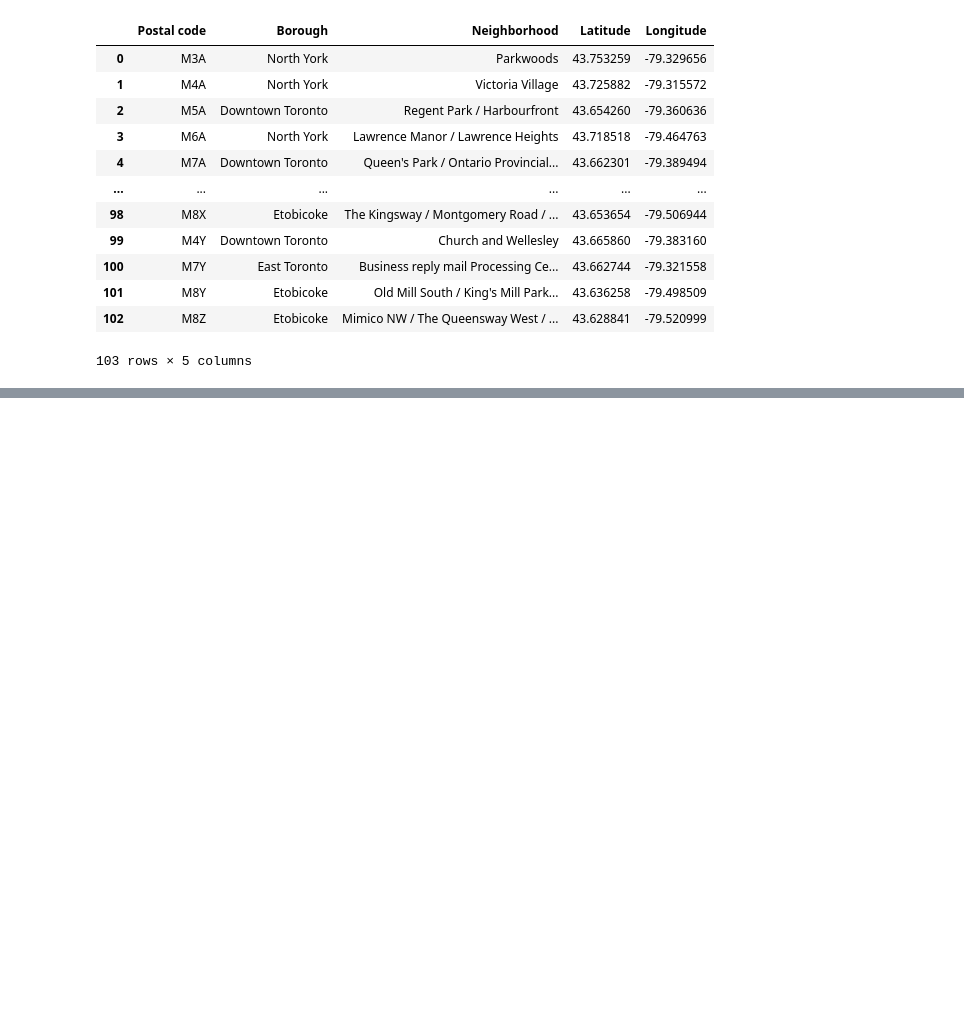
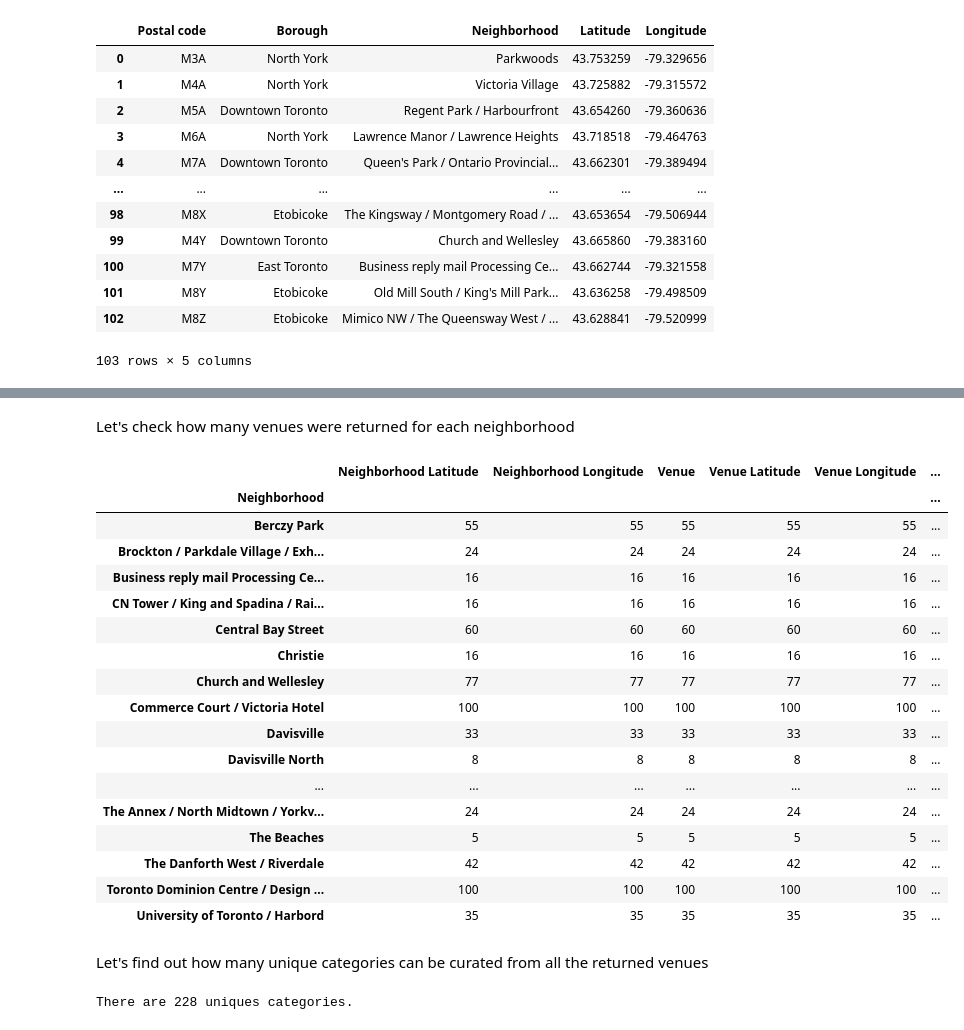
Before and after one commit to mzhk/Coursera_Capstone, a Jupyter notebook: 3_clustering_toronto.ipynb, the cells around one changed output, grey strips where cells are left out. Cells and saved outputs as stored; diff of their text form; code cells hidden in the pictures; blank space fills up the shorter version.

```diff
--- a/3_clustering_toronto.ipynb
+++ b/3_clustering_toronto.ipynb
@@ -65,0 +100,8 @@ nh_m
+# %%
+address = 'Toronto'
+
+geolocator = Nominatim(user_agent="ca_explorer")
+location = geolocator.geocode(address)
+latitude = location.latitude
+longitude = location.longitude
+print('The geograpical coordinate of Toronto are {}, {}.'.format(latitude, longitude))
@@ -65,0 +215,29 @@ nh_m
+# %% [markdown]
+Let's check how many venues were returned for each neighborhood
+# %%
+toronto_venues.groupby('Neighborhood').count()
+# %% [output]
+|  | Neighborhood Latitude | Neighborhood Longitude | Venue | Venue Latitude | Venue Longitude | ... |
+| Neighborhood |  |  |  |  |  | ... |
+| Berczy Park | 55 | 55 | 55 | 55 | 55 | ... |
+| Brockton / Parkdale Village / Exh... | 24 | 24 | 24 | 24 | 24 | ... |
+| Business reply mail Processing Ce... | 16 | 16 | 16 | 16 | 16 | ... |
+| CN Tower / King and Spadina / Rai... | 16 | 16 | 16 | 16 | 16 | ... |
+| Central Bay Street | 60 | 60 | 60 | 60 | 60 | ... |
+| Christie | 16 | 16 | 16 | 16 | 16 | ... |
+| Church and Wellesley | 77 | 77 | 77 | 77 | 77 | ... |
+| Commerce Court / Victoria Hotel | 100 | 100 | 100 | 100 | 100 | ... |
+| Davisville | 33 | 33 | 33 | 33 | 33 | ... |
+| Davisville North | 8 | 8 | 8 | 8 | 8 | ... |
+| ... | ... | ... | ... | ... | ... | ... |
+| The Annex / North Midtown / Yorkv... | 24 | 24 | 24 | 24 | 24 | ... |
+| The Beaches | 5 | 5 | 5 | 5 | 5 | ... |
+| The Danforth West / Riverdale | 42 | 42 | 42 | 42 | 42 | ... |
+| Toronto Dominion Centre / Design ... | 100 | 100 | 100 | 100 | 100 | ... |
+| University of Toronto / Harbord | 35 | 35 | 35 | 35 | 35 | ... |
+# %% [markdown]
+Let's find out how many unique categories can be curated from all the returned venues
+# %%
+print('There are {} uniques categories.'.format(len(toronto_venues['Venue Category'].unique())))
+# %% [output]
+There are 228 uniques categories.
```
Also changed, not shown: parts of 38 cells of this notebook.
